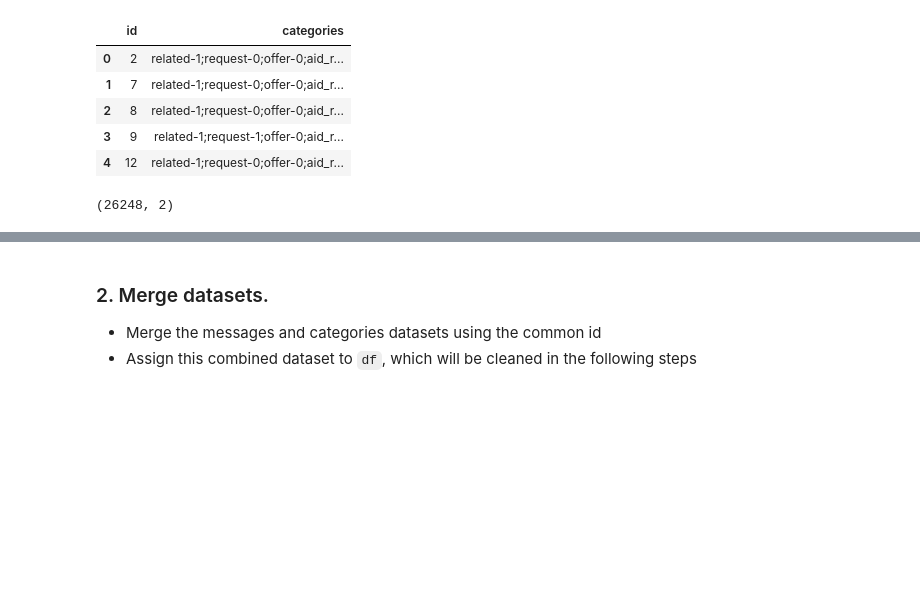
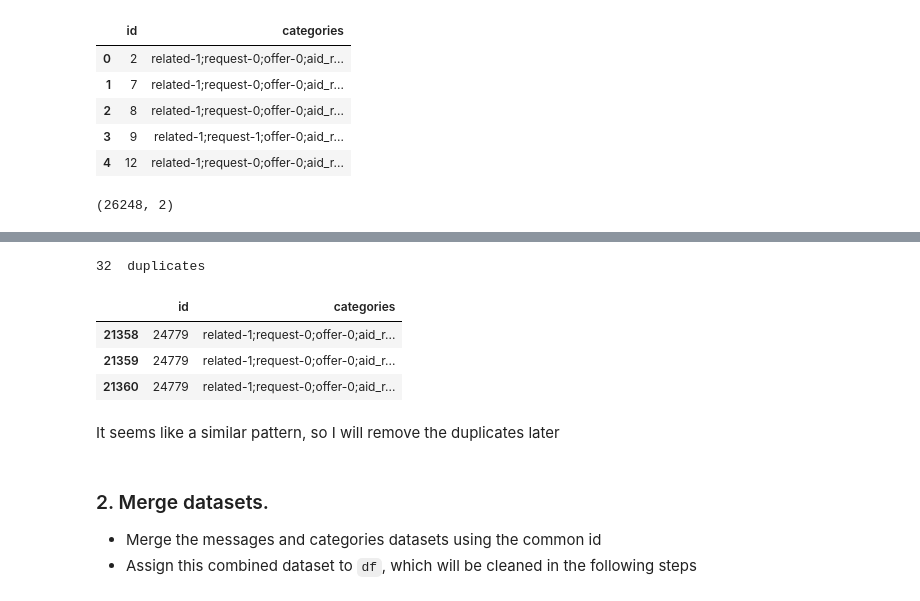
Before and after one commit to mtyszler/Disaster-Response-Project, a Jupyter notebook: exploratory notebooks/ETL Pipeline Preparation.ipynb, the cells around one changed output, grey strips where cells are left out. Drawn from its saved outputs; the diff is of its cells as text; code cells hidden in the pictures; blank space fills up the shorter version.

```diff
--- a/exploratory notebooks/ETL Pipeline Preparation.ipynb
+++ b/exploratory notebooks/ETL Pipeline Preparation.ipynb
@@ -89,3 +144,16 @@ categories.shape
+# %%
+print(categories.duplicated().sum(), ' duplicates')
+# %% [output]
+32  duplicates
+# %%
+categories[categories['id']==24779]
+# %% [output]
+|  | id | categories |
+| 21358 | 24779 | related-1;request-0;offer-0;aid_r... |
+| 21359 | 24779 | related-1;request-0;offer-0;aid_r... |
+| 21360 | 24779 | related-1;request-0;offer-0;aid_r... |
+# %% [markdown]
+It seems like a similar pattern, so I will remove the duplicates later
 # %% [markdown]
 ### 2. Merge datasets.
 - Merge the messages and categories datasets using the common id
```
Also changed, not shown: parts of 10 cells of this notebook.
